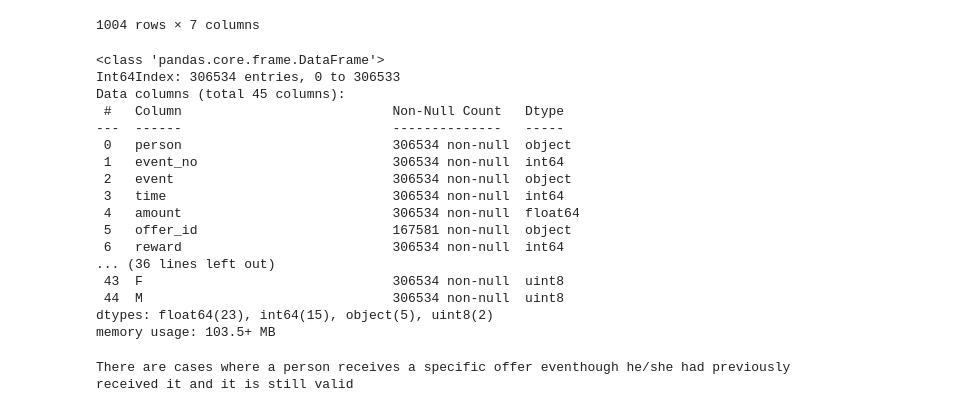
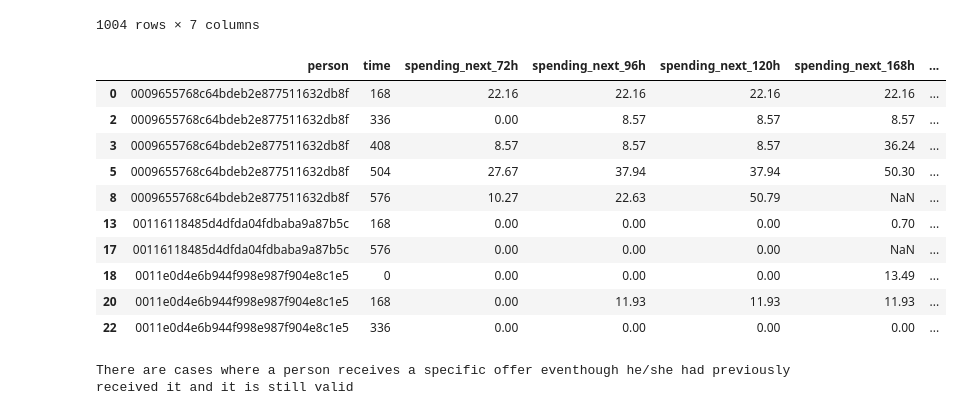
Before and after one commit to felipe-takaoka/starbucks-capstone, a Jupyter notebook: Starbucks_Capstone_notebook.ipynb, the cells around one changed output. Drawn from its saved outputs; the diff is of its cells as text; code cells hidden in the pictures.

```diff
--- a/Starbucks_Capstone_notebook.ipynb
+++ b/Starbucks_Capstone_notebook.ipynb
@@ -503,23 +499,3 @@ pd.DataFrame(spendings)
 | 1002 | 037c3e0c1cd6477dbe15812a05619fc5 | 10 | 0.00 | 0.00 | 22.73 | 44.95 | 44.95 |
 | 1003 | 037c3e0c1cd6477dbe15812a05619fc5 | 12 | 44.95 | 44.95 | 44.95 | 44.95 | 44.95 |
 1004 rows × 7 columns
-# %%
-transcript_feats.info()
-# %% [output]
-<class 'pandas.core.frame.DataFrame'>
-Int64Index: 306534 entries, 0 to 306533
-Data columns (total 45 columns):
- #   Column                           Non-Null Count   Dtype
----  ------                           --------------   -----
- 0   person                           306534 non-null  object
- 1   event_no                         306534 non-null  int64
- 2   event                            306534 non-null  object
- 3   time                             306534 non-null  int64
- 4   amount                           306534 non-null  float64
- 5   offer_id                         167581 non-null  object
- 6   reward                           306534 non-null  int64
-... (36 lines left out)
- 43  F                                306534 non-null  uint8
- 44  M                                306534 non-null  uint8
-dtypes: float64(23), int64(15), object(5), uint8(2)
-memory usage: 103.5+ MB
@@ -526,3 +549,17 @@ memory usage: 103.5+ MB
+# %%
+Y_df.head(10)
+# %% [output]
+|  | person | time | spending_next_72h | spending_next_96h | spending_next_120h | spending_next_168h | ... |
+| 0 | 0009655768c64bdeb2e877511632db8f | 168 | 22.16 | 22.16 | 22.16 | 22.16 | ... |
+| 2 | 0009655768c64bdeb2e877511632db8f | 336 | 0.00 | 8.57 | 8.57 | 8.57 | ... |
+| 3 | 0009655768c64bdeb2e877511632db8f | 408 | 8.57 | 8.57 | 8.57 | 36.24 | ... |
+| 5 | 0009655768c64bdeb2e877511632db8f | 504 | 27.67 | 37.94 | 37.94 | 50.30 | ... |
+| 8 | 0009655768c64bdeb2e877511632db8f | 576 | 10.27 | 22.63 | 50.79 | NaN | ... |
+| 13 | 00116118485d4dfda04fdbaba9a87b5c | 168 | 0.00 | 0.00 | 0.00 | 0.70 | ... |
+| 17 | 00116118485d4dfda04fdbaba9a87b5c | 576 | 0.00 | 0.00 | 0.00 | NaN | ... |
+| 18 | 0011e0d4e6b944f998e987f904e8c1e5 | 0 | 0.00 | 0.00 | 0.00 | 13.49 | ... |
+| 20 | 0011e0d4e6b944f998e987f904e8c1e5 | 168 | 0.00 | 11.93 | 11.93 | 11.93 | ... |
+| 22 | 0011e0d4e6b944f998e987f904e8c1e5 | 336 | 0.00 | 0.00 | 0.00 | 0.00 | ... |
 # %%
 # Check if customers can have more than one of the same offer valid at a time
 aux = transcript_feats.copy()[["person","time","event","offer_code","offer_duration"]]
```
Also changed, not shown: parts of 4 cells of this notebook.
